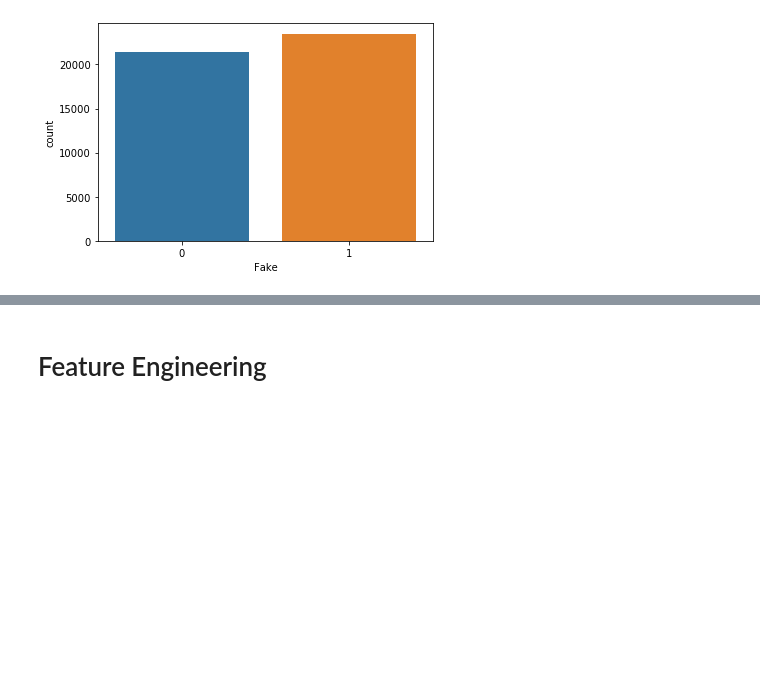
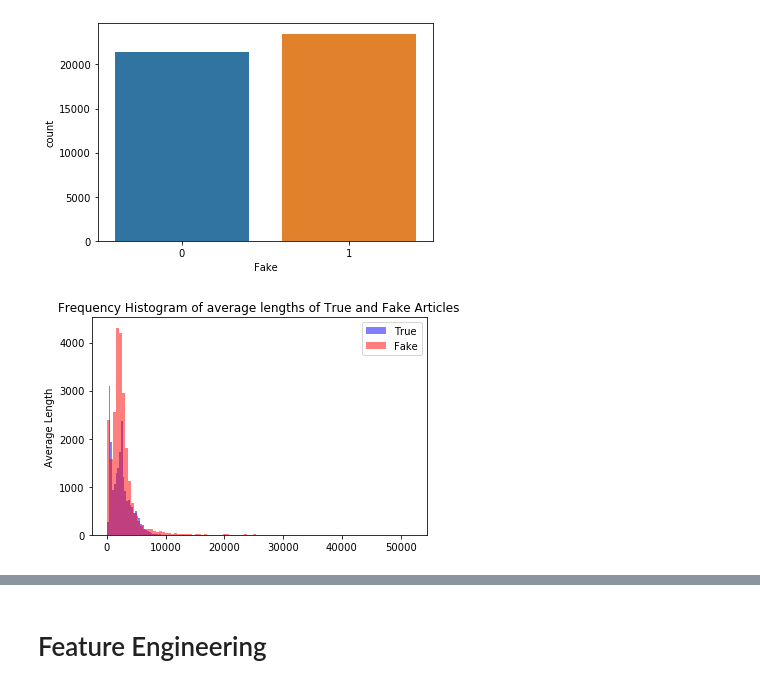
Before and after one commit to SimonvdFliert/Fake-or-Real-News-Classification, a Jupyter notebook: Fake or Real News.ipynb, the cells around one changed output, grey strips where cells are left out. Drawn from its saved outputs; the diff is of its cells as text; code cells hidden in the pictures; blank space fills up the shorter version.

```diff
--- a/Fake or Real News.ipynb
+++ b/Fake or Real News.ipynb
@@ -21,11 +28,11 @@ from tqdm.notebook import tqdm
 # %%
 # Data is provided in two datasets, so we need to combine them
 
-fake_news = pd.read_csv('Fake.csv')
+fake_news = pd.read_csv('./Data/Fake.csv')
 fake_news['Fake'] = 1
 
 # Load real news
-real_news = pd.read_csv('True.csv')
+real_news = pd.read_csv('./Data/True.csv')
 real_news['Fake'] = 0
 
 # Join the two dataframes
@@ -86,3 +93,20 @@ Count of fake:
 0    21417
 Name: Fake, dtype: int64
 [figure]
+# %%
+average_lengths_true = []
+average_lengths_false = []
+count = 0
+for true_article in real_news['text']:
+    average_lengths_true.append(len(true_article))
+
+for fake_article in fake_news['text']:
+    average_lengths_false.append(len(fake_article))
+# %%
+kwargs = dict(alpha=0.5, bins=100)
+plt.hist(average_lengths_true, **kwargs, color='b', label='True')
+plt.hist(average_lengths_false, **kwargs, color='r', label='Fake')
+plt.gca().set(title='Frequency Histogram of average lengths of True and Fake Articles', ylabel='Average Length')
+plt.legend();
+# %% [output]
+[figure, added]
```
Also changed, not shown: parts of 47 cells of this notebook, 3 other files.
